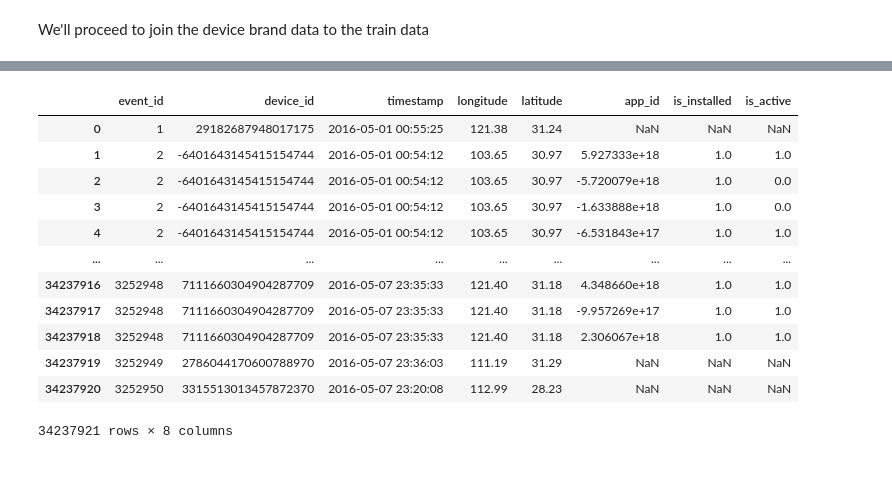
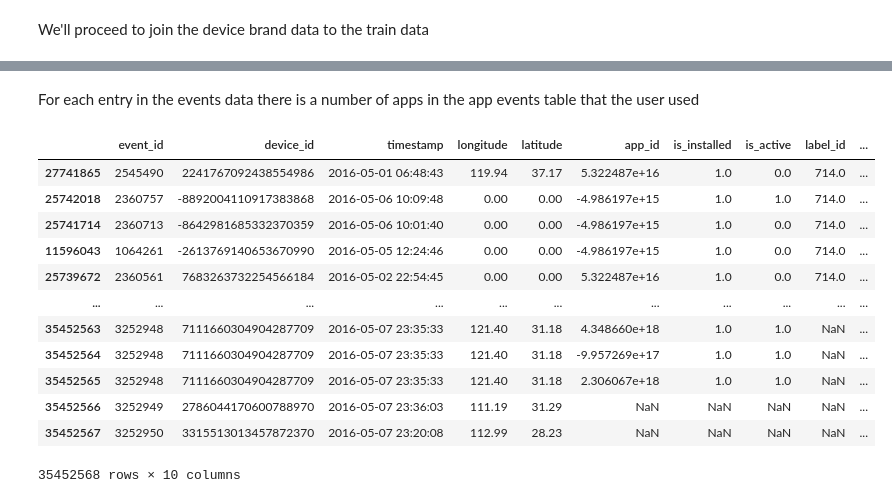
Before and after one commit to alexandrosanat/talking-data-user-demographics, a Jupyter notebook: talking_data_user_demographics.ipynb, the cells around one changed output, grey strips where cells are left out. Cells and saved outputs as stored; diff of their text form; code cells hidden in the pictures; blank space fills up the shorter version.

```diff
--- a/talking_data_user_demographics.ipynb
+++ b/talking_data_user_demographics.ipynb
@@ -98,0 +113,6 @@ device_data_cln = device_data.drop_duplicates()
+# %%
+data["gender_age_train"].rename(columns={"group": "pre_grouped"}, inplace=True)
+bins = [0, 22, 26, 28, 31, 38, 100]
+labels = ["22-", "23-26", "27-28", "29-31", "32-38", "39+"]
+data["gender_age_train"]["group"] = pd.cut(data["gender_age_train"]["age"], bins=bins, labels=labels)
+data["gender_age_train"]
@@ -128,6 +145,6 @@ Put together the event data before merging all
 # %%
 # Join app labels to their label categories
-app_labels = data["app_labels"]
+app_labels = data["app_labels"].drop_duplicates()
 app_labels = app_labels.merge(data["label_categories"], on="label_id")
 app_labels
 # %% [output]
@@ -167,19 +164,24 @@ array(['Finance', 'unknown', 'DS_P2P net loan', 'Securities',
+# %% [markdown]
+For each entry in the events data there is a number of apps in the app events table that the user used
 # %%
 # Join events to their app events
 events = data["events"]
 events = events.merge(data["app_events"], on="event_id", how="left")
-events
+
+# Use app events to join events to the app labels
+events = events.merge(app_labels, on="app_id", how="left")
+events.sort_values(by="category")
 # %% [output]
-|  | event_id | device_id | timestamp | longitude | latitude | app_id | is_installed | is_active |
-| 0 | 1 | 29182687948017175 | 2016-05-01 00:55:25 | 121.38 | 31.24 | NaN | NaN | NaN |
-| 1 | 2 | -6401643145415154744 | 2016-05-01 00:54:12 | 103.65 | 30.97 | 5.927333e+18 | 1.0 | 1.0 |
-| 2 | 2 | -6401643145415154744 | 2016-05-01 00:54:12 | 103.65 | 30.97 | -5.720079e+18 | 1.0 | 0.0 |
-| 3 | 2 | -6401643145415154744 | 2016-05-01 00:54:12 | 103.65 | 30.97 | -1.633888e+18 | 1.0 | 0.0 |
-| 4 | 2 | -6401643145415154744 | 2016-05-01 00:54:12 | 103.65 | 30.97 | -6.531843e+17 | 1.0 | 1.0 |
-| ... | ... | ... | ... | ... | ... | ... | ... | ... |
-| 34237916 | 3252948 | 7111660304904287709 | 2016-05-07 23:35:33 | 121.40 | 31.18 | 4.348660e+18 | 1.0 | 1.0 |
-| 34237917 | 3252948 | 7111660304904287709 | 2016-05-07 23:35:33 | 121.40 | 31.18 | -9.957269e+17 | 1.0 | 1.0 |
-| 34237918 | 3252948 | 7111660304904287709 | 2016-05-07 23:35:33 | 121.40 | 31.18 | 2.306067e+18 | 1.0 | 1.0 |
-| 34237919 | 3252949 | 2786044170600788970 | 2016-05-07 23:36:03 | 111.19 | 31.29 | NaN | NaN | NaN |
-| 34237920 | 3252950 | 3315513013457872370 | 2016-05-07 23:20:08 | 112.99 | 28.23 | NaN | NaN | NaN |
+|  | event_id | device_id | timestamp | longitude | latitude | app_id | is_installed | is_active | label_id | ... |
+| 27741865 | 2545490 | 2241767092438554986 | 2016-05-01 06:48:43 | 119.94 | 37.17 | 5.322487e+16 | 1.0 | 0.0 | 714.0 | ... |
+| 25742018 | 2360757 | -8892004110917383868 | 2016-05-06 10:09:48 | 0.00 | 0.00 | -4.986197e+15 | 1.0 | 1.0 | 714.0 | ... |
+| 25741714 | 2360713 | -8642981685332370359 | 2016-05-06 10:01:40 | 0.00 | 0.00 | -4.986197e+15 | 1.0 | 0.0 | 714.0 | ... |
+| 11596043 | 1064261 | -2613769140653670990 | 2016-05-05 12:24:46 | 0.00 | 0.00 | -4.986197e+15 | 1.0 | 0.0 | 714.0 | ... |
+| 25739672 | 2360561 | 7683263732254566184 | 2016-05-02 22:54:45 | 0.00 | 0.00 | 5.322487e+16 | 1.0 | 0.0 | 714.0 | ... |
+| ... | ... | ... | ... | ... | ... | ... | ... | ... | ... | ... |
+| 35452563 | 3252948 | 7111660304904287709 | 2016-05-07 23:35:33 | 121.40 | 31.18 | 4.348660e+18 | 1.0 | 1.0 | NaN | ... |
+| 35452564 | 3252948 | 7111660304904287709 | 2016-05-07 23:35:33 | 121.40 | 31.18 | -9.957269e+17 | 1.0 | 1.0 | NaN | ... |
+| 35452565 | 3252948 | 7111660304904287709 | 2016-05-07 23:35:33 | 121.40 | 31.18 | 2.306067e+18 | 1.0 | 1.0 | NaN | ... |
+| 35452566 | 3252949 | 2786044170600788970 | 2016-05-07 23:36:03 | 111.19 | 31.29 | NaN | NaN | NaN | NaN | ... |
+| 35452567 | 3252950 | 3315513013457872370 | 2016-05-07 23:20:08 | 112.99 | 28.23 | NaN | NaN | NaN | NaN | ... |
-34237921 rows × 8 columns
+35452568 rows × 10 columns
```
Also changed, not shown: parts of 36 cells of this notebook, 1 other file.
